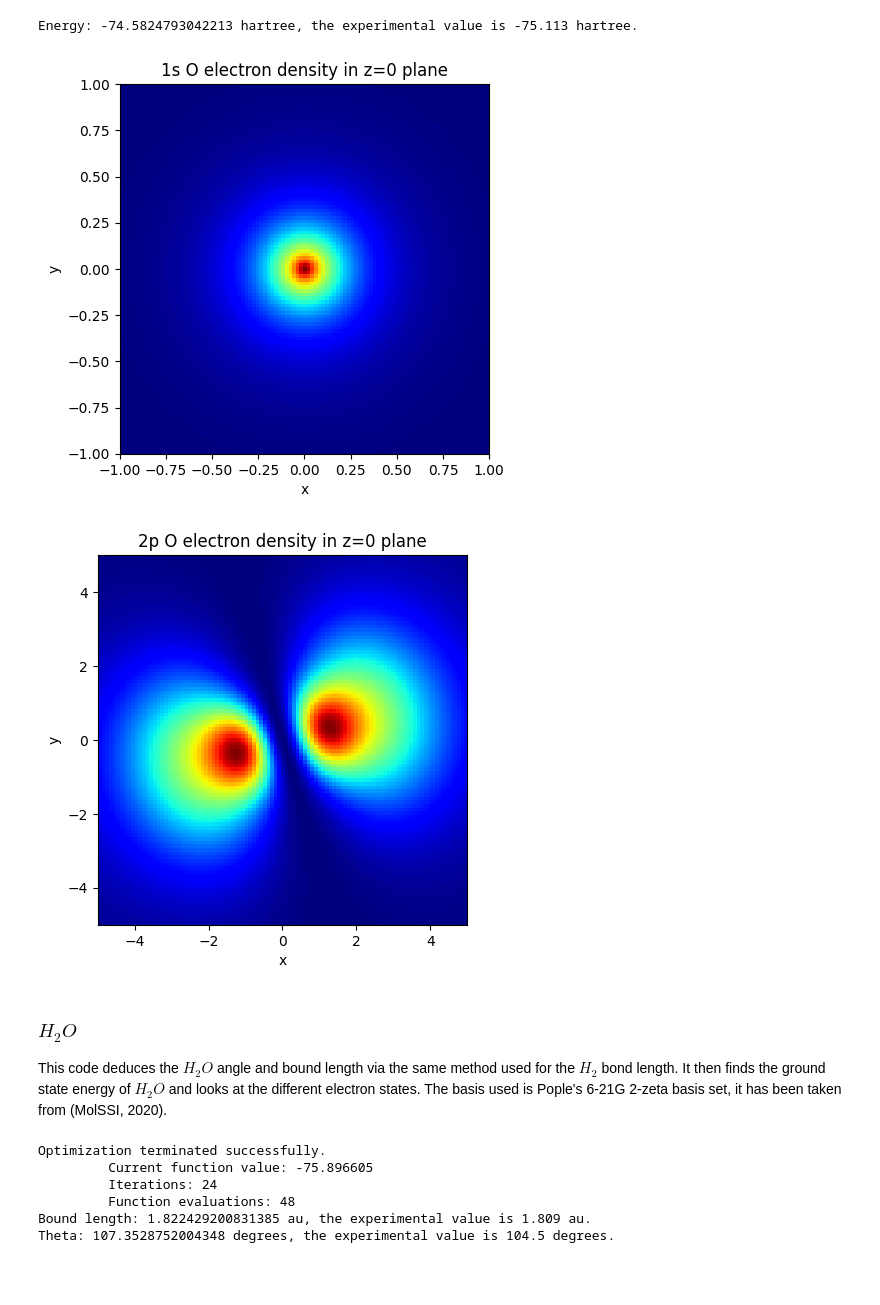
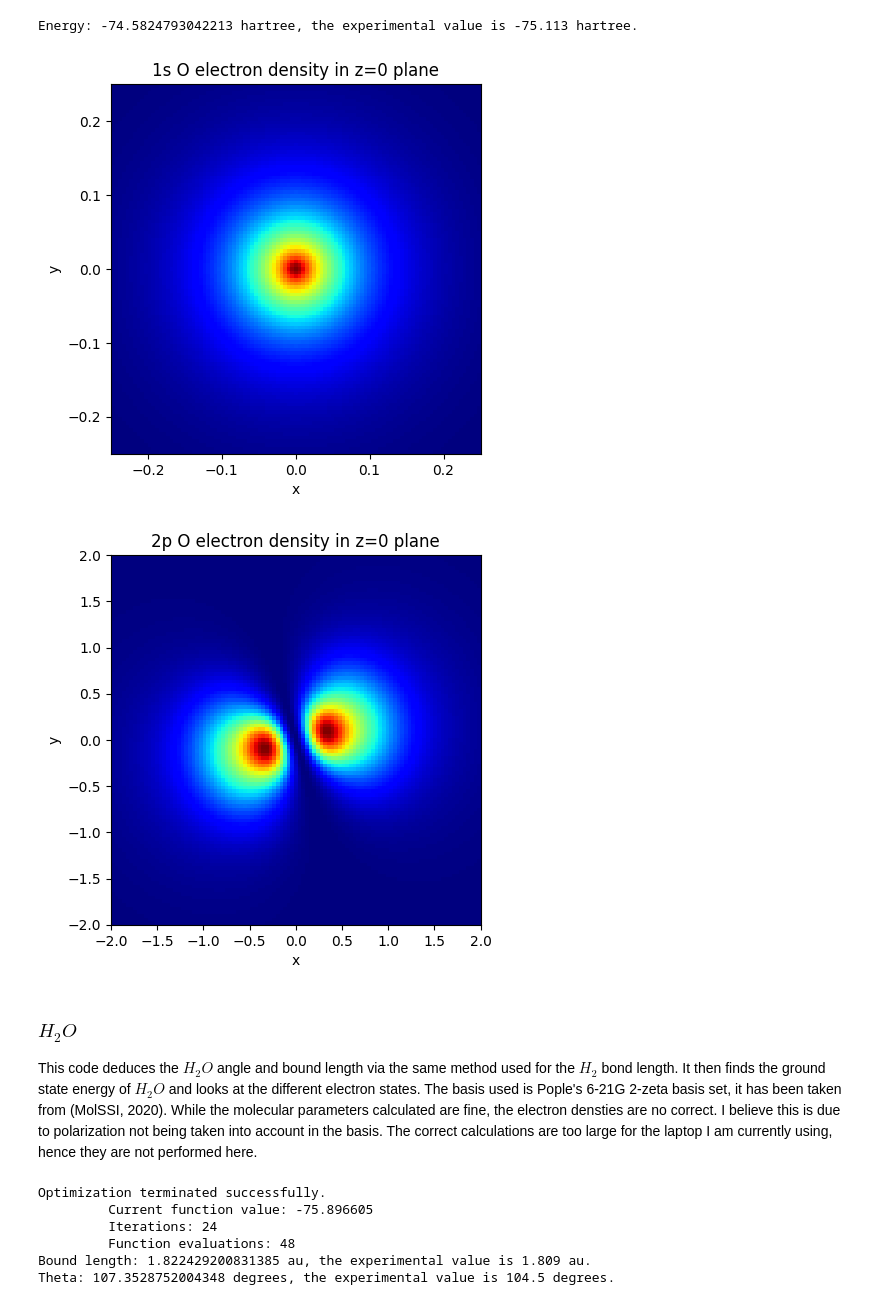
Before and after one commit to Williame33445/physics-projects, a Jupyter notebook: hartree_fock/hartree-fock-calculations.ipynb, the cells around one changed output. Cells and saved outputs as stored; diff of their text form; code cells hidden in the pictures; blank space fills up the shorter version.

```diff
--- a/hartree_fock/hartree-fock-calculations.ipynb
+++ b/hartree_fock/hartree-fock-calculations.ipynb
@@ -315,15 +315,15 @@ print(f"Energy: {EO} hartree, the experimental value is -75.113 hartree.")
 Energy: -74.5824793042213 hartree, the experimental value is -75.113 hartree.
 # %%
 # this makes sense as the ground state should be 1s^2 2s^2 2p^4 (the change in axis also makes sense)
-zPlaneDensityPlot(-1,1,50,[OElectrons[1]],GTOsLi,"1s O")
-zPlaneDensityPlot(-5,5,50,[OElectrons[4]],GTOsLi,"2p O")
+zPlaneDensityPlot(-.25,.25,50,[OElectrons[1]],GTOsO,"1s O")
+zPlaneDensityPlot(-2,2,50,[OElectrons[4]],GTOsO,"2p O")
 # %% [output]
-[figure, old version]
+[figure, new version]
-[figure, old version]
+[figure, new version]
 # %% [markdown]
 ### $H_2O$
 
-This code deduces the $H_2O$ angle and bound length via the same method used for the $H_2$ bond length. It then finds the ground state energy of $H_2O$ and looks at the different electron states. The basis used is Pople's 6-21G 2-zeta basis set, it has been taken from (MolSSI, 2020).
+This code deduces the $H_2O$ angle and bound length via the same method used for the $H_2$ bond length. It then finds the ground state energy of $H_2O$ and looks at the different electron states. The basis used is Pople's 6-21G 2-zeta basis set, it has been taken from (MolSSI, 2020). While the molecular parameters calculated are fine, the electron densties are no correct. I believe this is due to polarization not being taken into account in the basis. The correct calculations are too large for the laptop I am currently using, hence they are not performed here.
 # %%
 def findH20Ground(bondLength,theta):
     """"
```
Also changed, not shown: parts of 8 cells of this notebook.
